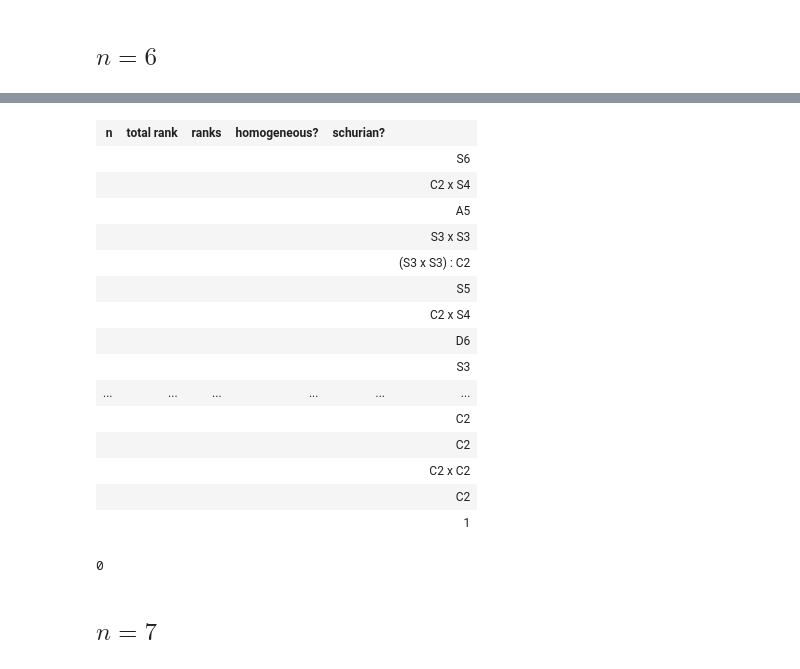
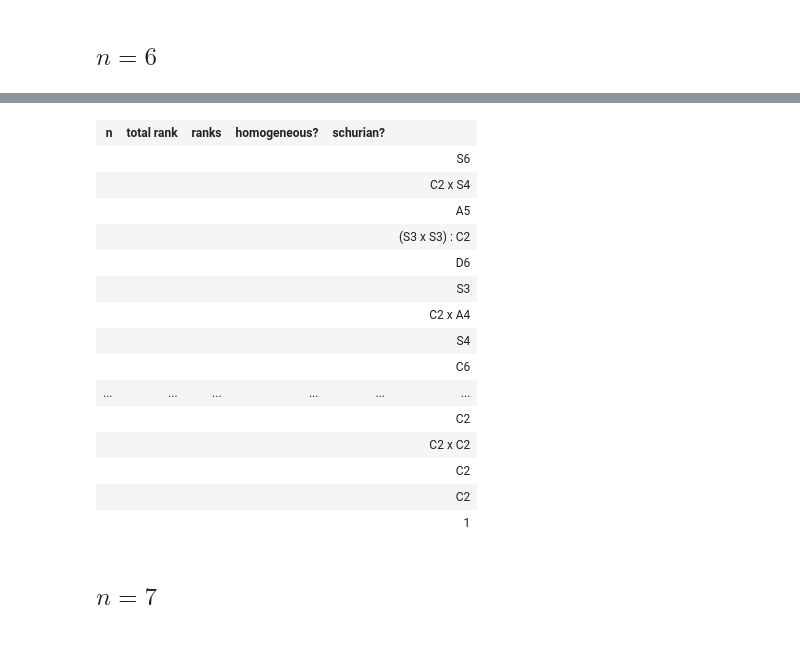
Before and after one commit to seaneberhard/sassy, a Jupyter notebook: enumeration.ipynb, the cells around one changed output, grey strips where cells are left out. Drawn from its saved outputs; the diff is of its cells as text; code cells hidden in the pictures.

```diff
--- a/enumeration.ipynb
+++ b/enumeration.ipynb
@@ -127,35 +105,24 @@ Testing 0 designs with WL... (triangles only)
 ... (88 outputs left out)
 # %%
 table([s.summary() for s in all_sas],
-      header_row=('n', 'total rank', 'ranks', 'homogeneous?', 'schurian?', r'$\mathrm{Aut}(\mathfrak{X})$'))
+      header_row=('n', 'total rank', 'ranks', 'homogeneous?', 'schurian?', r'$\mathrm{Aut}(\mathfrak{S})$'))
 # %% [output]
 | n | total rank | ranks | homogeneous? | schurian? |  |
 |  |  |  |  |  | S6 |
 |  |  |  |  |  | C2 x S4 |
 |  |  |  |  |  | A5 |
-|  |  |  |  |  | S3 x S3 |
 |  |  |  |  |  | (S3 x S3) : C2 |
-|  |  |  |  |  | S5 |
-|  |  |  |  |  | C2 x S4 |
 |  |  |  |  |  | D6 |
 |  |  |  |  |  | S3 |
+|  |  |  |  |  | C2 x A4 |
+|  |  |  |  |  | S4 |
+|  |  |  |  |  | C6 |
 | ... | ... | ... | ... | ... | ... |
-|  |  |  |  |  | C2 |
 |  |  |  |  |  | C2 |
 |  |  |  |  |  | C2 x C2 |
 |  |  |  |  |  | C2 |
+|  |  |  |  |  | C2 |
 |  |  |  |  |  | 1 |
-# %%
-missing_schurians = [
-    sch
-    for gp in (SymmetricGroup(n).conjugacy_classes_subgroups() if n > 1 else [SymmetricGroup(1)])
-    for sch in [SAS.orbital_scheme(gp)]
-    if sch.automorphism_group() == gp
-    if not(any(map(sch.is_isomorphic_to, all_sas)))
-]
-len(missing_schurians)
-# %% [output]
-0
 # %% [markdown]
 ## $n = 7$
 # %%
```
Also changed, not shown: parts of 11 cells of this notebook.
